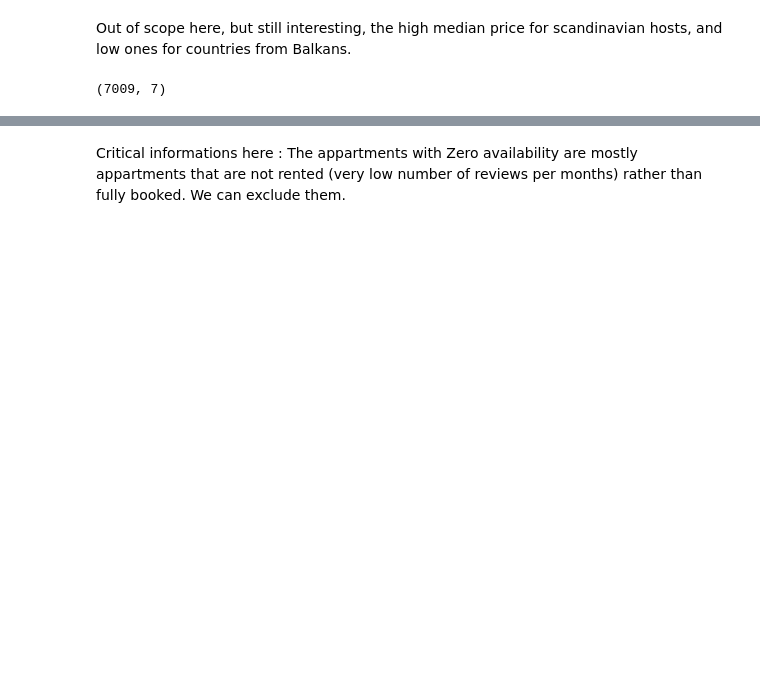
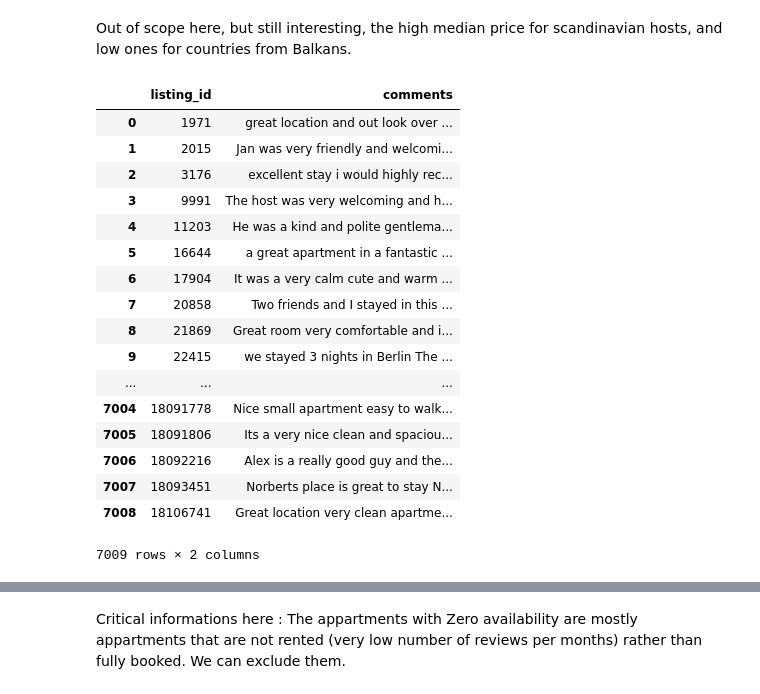
Before and after one commit to clementlefevre/udacity_ML, a Jupyter notebook: capstone_project/Text Vectorization Reviews.ipynb, the cells around one changed output, grey strips where cells are left out. Cells and saved outputs as stored; diff of their text form; code cells hidden in the pictures; blank space fills up the shorter version.

```diff
--- a/capstone_project/Text Vectorization Reviews.ipynb
+++ b/capstone_project/Text Vectorization Reviews.ipynb
@@ -112,4 +107,0 @@ groupy.comments_concat_comments = groupy.comments_concat_comments.str.lower()
-# %%
-groupy.shape
-# %% [output]
-(7009, 7)
@@ -115,0 +110,22 @@ groupy.shape
+# %%
+df_reviews_grouped = df_reviews_grouped.reset_index()
+df_reviews_grouped
+# %% [output]
+|  | listing_id | comments |
+| 0 | 1971 | great location and out look over ... |
+| 1 | 2015 | Jan was very friendly and welcomi... |
+| 2 | 3176 | excellent stay i would highly rec... |
+| 3 | 9991 | The host was very welcoming and h... |
+| 4 | 11203 | He was a kind and polite gentlema... |
+| 5 | 16644 | a great apartment in a fantastic ... |
+| 6 | 17904 | It was a very calm cute and warm ... |
+| 7 | 20858 | Two friends and I stayed in this ... |
+| 8 | 21869 | Great room very comfortable and i... |
+| 9 | 22415 | we stayed 3 nights in Berlin The ... |
+| ... | ... | ... |
+| 7004 | 18091778 | Nice small apartment easy to walk... |
+| 7005 | 18091806 | Its a very nice clean and spaciou... |
+| 7006 | 18092216 | Alex is a really good guy and the... |
+| 7007 | 18093451 | Norberts place is great to stay N... |
+| 7008 | 18106741 | Great location very clean apartme... |
+7009 rows × 2 columns
```
Also changed, not shown: parts of 29 cells of this notebook.
